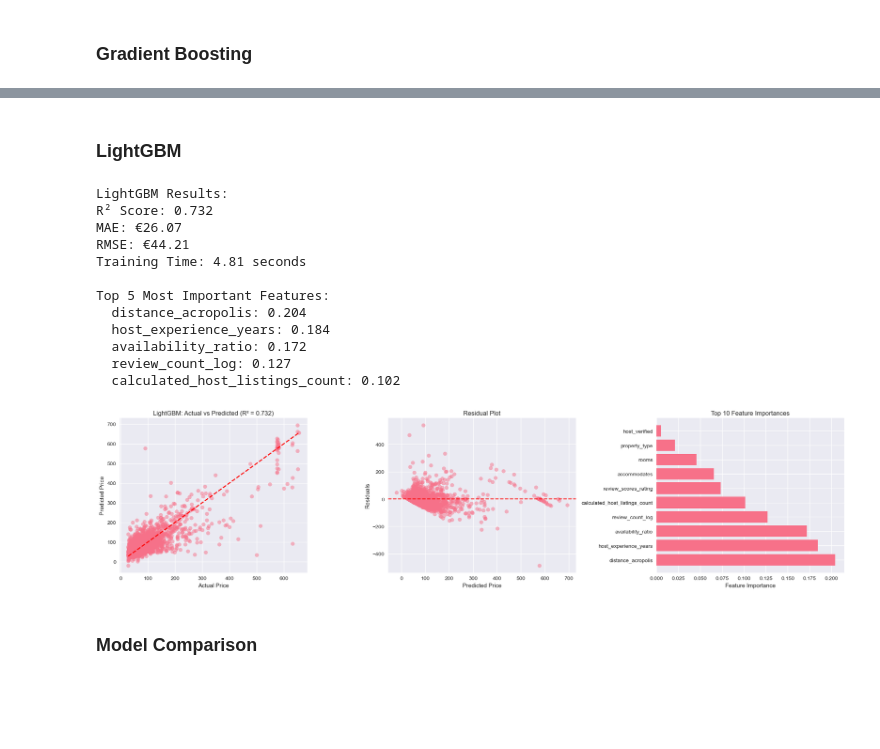
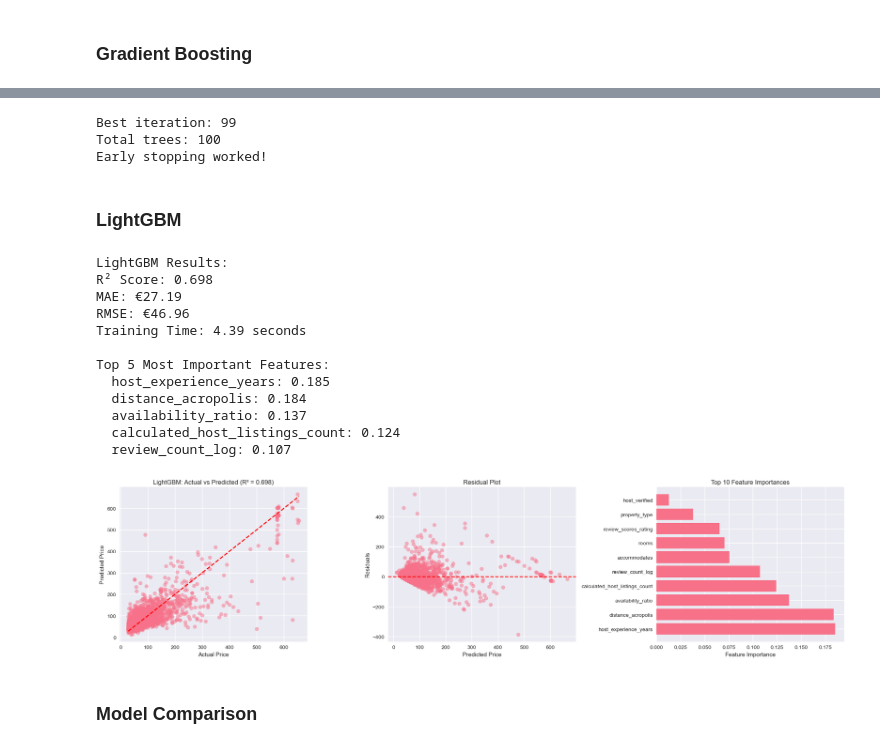
Before and after one commit to Ioannis-Stamatakis/price-prediction-athens-airbnb, a Jupyter notebook: Notebook/model_pipeline_notebook.ipynb, the cells around one changed output, grey strips where cells are left out. Saved outputs shown, nothing was run; the diff lists cells and outputs as text; code cells hidden in the pictures; blank space fills up the shorter version.

Commit message:
introduced early stopping with evaluation sample and reduced overfitting dramatically

```diff
--- a/Notebook/model_pipeline_notebook.ipynb
+++ b/Notebook/model_pipeline_notebook.ipynb
@@ -662,17 +677,18 @@ scaler_xgb = StandardScaler()
 numeric_indices = [i for i, col in enumerate(all_features) if col in numeric_features]
 X_train_xgb = X_train.copy()
 X_test_xgb = X_test.copy()
+X_val_xgb = X_val.copy()
 
 if numeric_indices:
     X_train_xgb.iloc[:, numeric_indices] = scaler_xgb.fit_transform(X_train.iloc[:, numeric_indices])
     X_test_xgb.iloc[:, numeric_indices] = scaler_xgb.transform(X_test.iloc[:, numeric_indices])
-
+    X_val_xgb.iloc[:, numeric_indices] = scaler_xgb.transform(X_val.iloc[:, numeric_indices])
 # Train XGBoost
 start_time = time.time()
 xgb_model = xgb.XGBRegressor(
-    n_estimators=300,
-    learning_rate=0.08,
-    max_depth=7,
+    n_estimators=100,
+    learning_rate=0.1,
+    max_depth=5,
     subsample=0.85,
     colsample_bytree=0.85,
     gamma=0.1,
@@ -680,12 +696,19 @@ xgb_model = xgb.XGBRegressor(
     reg_alpha=0.1,
     reg_lambda=0.1,
     random_state=42,
+    early_stopping_rounds=10,
+    eval_metric='mae',
     n_jobs=-1
 )
-xgb_model.fit(X_train_xgb, y_train)
-
+#xgb_model.fit(X_train_xgb, y_train)
+xgb_model.fit(
+    X_train_xgb, y_train,
+    eval_set=[(X_val_xgb, y_val)],
+    verbose=False
+)
+print(f"Best iteration: {xgb_model.best_iteration}")
 # Make predictions
-xgb_pred = xgb_model.predict(X_test_xgb)
+xgb_pred = xgb_model.predict(X_test_xgb,iteration_range=(0, xgb_model.best_iteration + 1))
 
 # Calculate metrics
 xgb_r2 = r2_score(y_test, xgb_pred)
@@ -767,3 +801,19 @@ Top 5 Most Important Features:
+# %%
+# After fitting
+print(f"Best iteration: {xgb_model.best_iteration}")
+print(f"Total trees: {xgb_model.n_estimators}")
+
+# If best_iteration < n_estimators, early stopping worked
+if hasattr(xgb_model, 'best_iteration'):
+    print("Early stopping worked!")
+    # Your current predict should use best iteration automatically
+    xgb_pred = xgb_model.predict(X_test_xgb)
+else:
+    print("Early stopping may not have worked")
+# %% [output]
+Best iteration: 99
+Total trees: 100
+Early stopping worked!
 # %% [markdown]
 ### LightGBM
 # %%
@@ -771,14 +821,23 @@ Top 5 Most Important Features:
 # Train LightGBM
 start_time = time.time()
 lgb_model = lgb.LGBMRegressor(
-    objective='regression',
-    n_estimators=1000,
-    learning_rate=0.1,
-    num_leaves=31,
+    n_estimators=500,
+    learning_rate=0.05,        # Reduce from original
+    max_depth=5,               # Reduce from original
+    min_child_samples=20,      # Add: prevent overfitting
+    subsample=0.8,             # Add: use subset of data
+    colsample_bytree=0.8,      # Add: use subset of features
+    reg_alpha=0.1,             # Add: L1 regularization
+    reg_lambda=0.1,            # Add: L2 regularization
     random_state=42,
+    early_stopping_rounds=10,
+    eval_metric='mae',
     verbose=-1
 )
-lgb_model.fit(X_train, y_train)
+lgb_model.fit(
+    X_train, y_train,
+    eval_set=[(X_val, y_val)]
+)
 lgb_train_time = time.time() - start_time
 
 # Make predictions
@@ -814,43 +873,43 @@ fig, axes = plt.subplots(1, 3, figsize=(20, 5))
 
 # Actual vs Predicted
 axes[0].scatter(y_test, lgb_pred, alpha=0.5)
 axes[0].plot([y_test.min(), y_test.max()], [y_test.min(), y_test.max()], 'r--', lw=2)
 axes[0].set_xlabel('Actual Price')
 axes[0].set_ylabel('Predicted Price')
 axes[0].set_title(f'LightGBM: Actual vs Predicted (R² = {lgb_r2:.3f})')
 
 # Residuals
 residuals = y_test - lgb_pred
 axes[1].scatter(lgb_pred, residuals, alpha=0.5)
 axes[1].axhline(y=0, color='r', linestyle='--')
 axes[1].set_xlabel('Predicted Price')
 axes[1].set_ylabel('Residuals')
 axes[1].set_title('Residual Plot')
 
 # Feature Importance
 top_features = lgb_feature_importance.head(10)
 axes[2].barh(range(len(top_features)), top_features['importance'])
 axes[2].set_yticks(range(len(top_features)))
 axes[2].set_yticklabels(top_features['feature'])
 axes[2].set_xlabel('Feature Importance')
 axes[2].set_title('Top 10 Feature Importances')
 
 plt.tight_layout()
 plt.show()
 # %% [output]
 LightGBM Results:
-R² Score: 0.732
-MAE: €26.07
-RMSE: €44.21
-Training Time: 4.81 seconds
+R² Score: 0.698
+MAE: €27.19
+RMSE: €46.96
+Training Time: 4.39 seconds
 
 Top 5 Most Important Features:
-  distance_acropolis: 0.204
-  host_experience_years: 0.184
-  availability_ratio: 0.172
-  review_count_log: 0.127
-  calculated_host_listings_count: 0.102
+  host_experience_years: 0.185
+  distance_acropolis: 0.184
+  availability_ratio: 0.137
+  calculated_host_listings_count: 0.124
+  review_count_log: 0.107
-[figure, old version]
+[figure, new version]
 # %% [markdown]
 ### Model Comparison
 # %%
```
Also changed, not shown: parts of 14 cells of this notebook.
